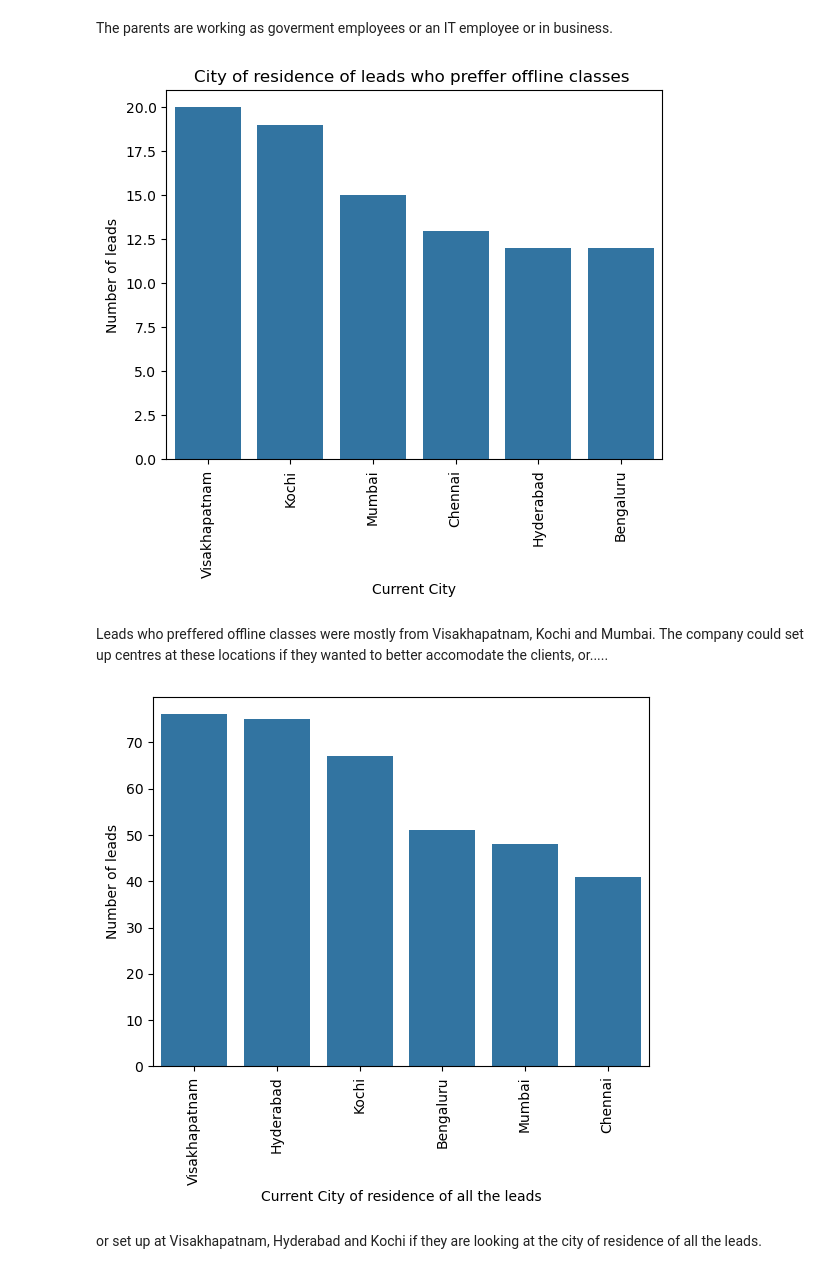
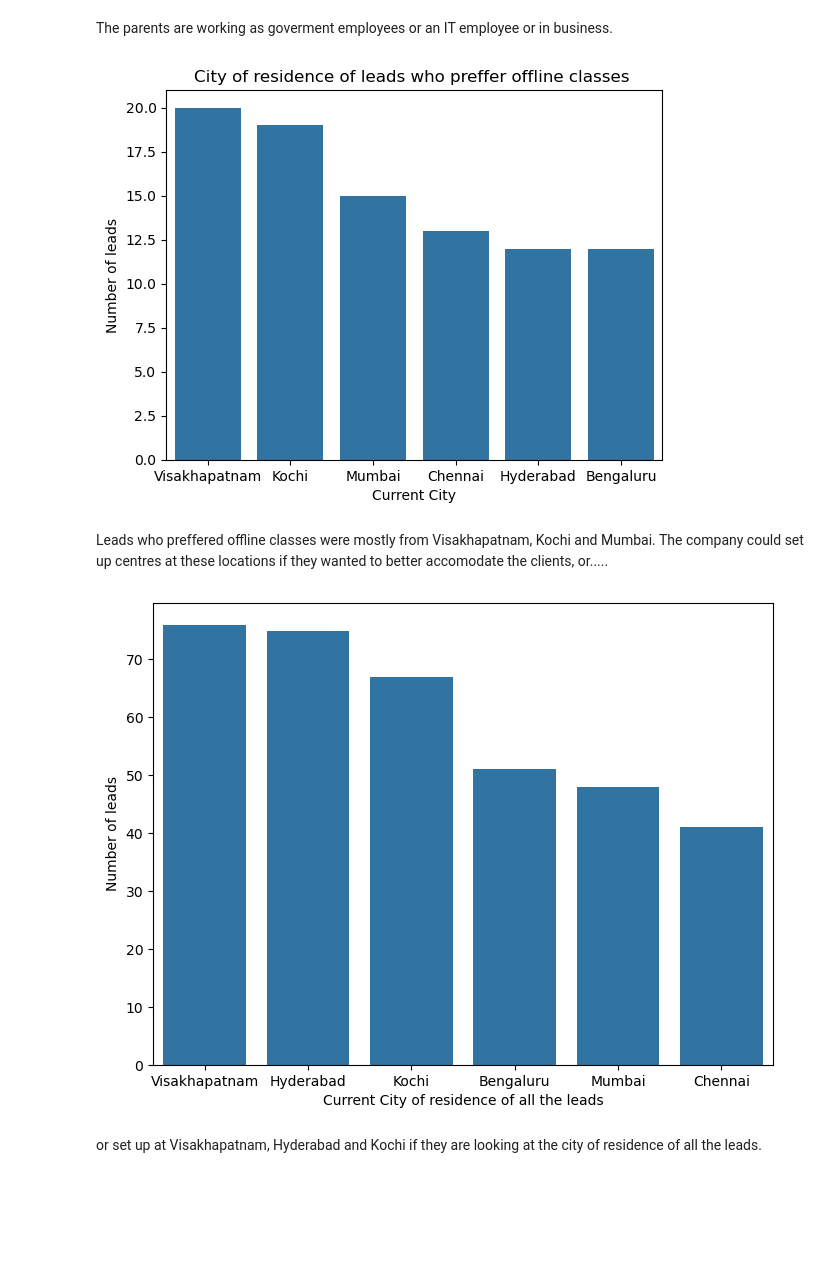
Before and after one commit to NajibAdan/EdTech_Analysis, a Jupyter notebook: edtech_analysis.ipynb, the cells around one changed output. Cells and saved outputs as stored; diff of their text form; code cells hidden in the pictures; blank space fills up the shorter version.

```diff
--- a/edtech_analysis.ipynb
+++ b/edtech_analysis.ipynb
@@ -20,9 +21,8 @@ no_interest_df = pd.read_csv('clean/leads_reasons_for_no_interest_clean.csv')
 ## Analysis
 ### Why are leads dropping out
 # %%
-def plot_bar_chart(df,col,xlabel,y=False):
+def plot_bar_chart(df,col,xlabel,y=False,ninety=True):
     order = df[col].value_counts().index
-    base_color = sns.color_palette()[0]
     if y:
         sns.countplot(y=col,data=df,order=order,color=base_color)
         plt.ylabel(xlabel)
@@ -31,7 +31,8 @@ def plot_bar_chart(df,col,xlabel,y=False):
         sns.countplot(x=col,data=df,order=order,color=base_color)
         plt.xlabel(xlabel)
         plt.ylabel("Number of leads")
-    plt.xticks(rotation=90);
+        if ninety:
+            plt.xticks(rotation=90);
 # %%
 lead_end = no_interest_df.query("stage_dropped == 'lead'")
 plot_bar_chart(lead_end,'reason','Reasons for not being interested in the demo');
@@ -77,16 +78,17 @@ The parents are working as goverment employees or an IT employee or in business.
 # %%
 offline_class = no_interest_df[no_interest_df['reason']=='Wants offline classes']
 offline_class_details = pd.merge(leads_df,offline_class,on='lead_id')
-plot_bar_chart(offline_class_details,'current_city','Current City')
+plot_bar_chart(offline_class_details,'current_city','Current City',ninety=False)
 plt.title("City of residence of leads who preffer offline classes ");
 # %% [output]
-[figure, old version]
+[figure, new version]
 # %% [markdown]
 Leads who preffered offline classes were mostly from Visakhapatnam, Kochi and Mumbai. The company could set up centres at these locations if they wanted to better accomodate the clients, or.....
 # %%
-plot_bar_chart(leads_df,'current_city',"Current City of residence of all the leads")
+plt.figure(figsize=(8,6))
+plot_bar_chart(leads_df,'current_city',"Current City of residence of all the leads",ninety=False)
 # %% [output]
-[figure, old version]
+[figure, new version]
 # %% [markdown]
 or set up at Visakhapatnam, Hyderabad and Kochi if they are looking at the city of residence of all the leads.
 # %%
```
Also changed, not shown: parts of 14 cells of this notebook.
